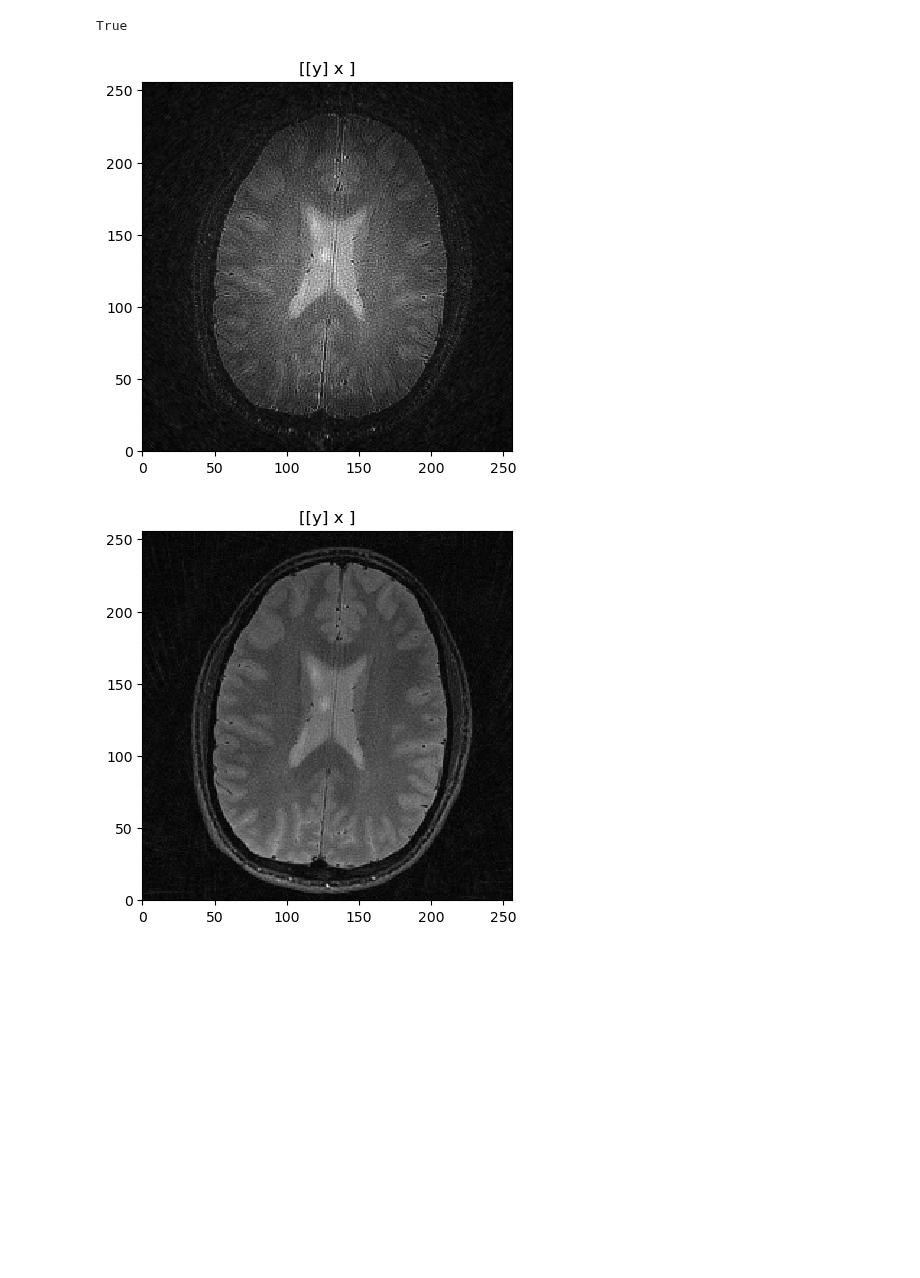
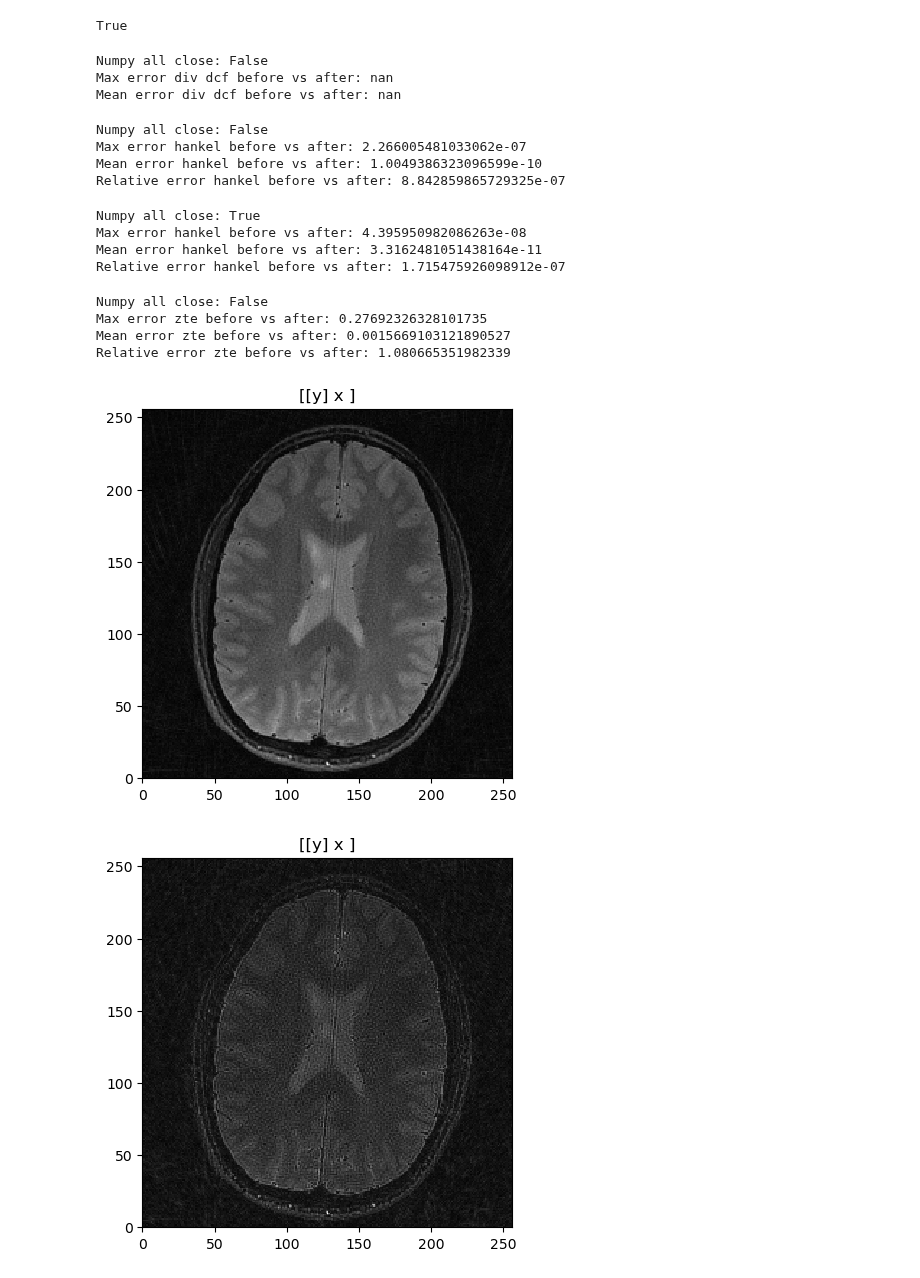
Before and after one commit to aymmulla/MSc-Project-ZTE, a Jupyter notebook: Zimu's Algorith/Function_Tests/SVD_testing.ipynb, the cells around one changed output. Saved outputs shown, nothing was run; the diff lists cells and outputs as text; code cells hidden in the pictures; blank space fills up the shorter version.

```diff
--- a/Zimu's Algorith/Function_Tests/SVD_testing.ipynb
+++ b/Zimu's Algorith/Function_Tests/SVD_testing.ipynb
@@ -27,8 +30,8 @@ import aymansigmri as asm
 
 zte_radial_kspace, zte_radial_coords = asm.generate_zte_data_OLD(ksp=ksp, coord=coord, n_missing=0, undersampling_factor=1)
 
-kspace_cart_coils = asm.gridding_operator(kspace_data=zte_radial_kspace, coord=zte_radial_coords)
+kspace_cart_coils = asm.nufft_gridding(kspace=zte_radial_kspace, coords=zte_radial_coords)
 
 data, n_coils, N_x, N_y = asm.hankel(kspace_cart_coils, w=5)
 data_posthankel = asm.hankel_H_averaged(data_matrix = data, n_coils = kspace_cart_coils.shape[0], Nx = kspace_cart_coils.shape[1], Ny = kspace_cart_coils.shape[2], w=5)
-data_posthankel = asm.hankel_H(data_matrix = data, n_coils = kspace_cart_coils.shape[0], Nx = kspace_cart_coils.shape[1], Ny = kspace_cart_coils.shape[2], w=5)
+#data_posthankel = asm.hankel_H(data_matrix = data, n_coils = kspace_cart_coils.shape[0], Nx = kspace_cart_coils.shape[1], Ny = kspace_cart_coils.shape[2], w=5)
@@ -113,6 +143,56 @@ zte_recon = asm.nufft_degridding(cartesian_kspace=kspace_recon, coords=zte_radia
+# %%
+print(f"Numpy all close: {np.allclose(zte_radial_kspace_dcf, zte_recon)}")
+
+error = np.abs(zte_radial_kspace_dcf - zte_recon)
+print(f"Max error div dcf before vs after: {error.max()}")
+print(f"Mean error div dcf before vs after: {error.mean()}")
+# %% [output]
+Numpy all close: False
+Max error div dcf before vs after: nan
+Mean error div dcf before vs after: nan
+# %%
+print(f"Numpy all close: {np.allclose(data, data_recon)}")
+
+error = np.abs(data - data_recon)
+print(f"Max error hankel before vs after: {error.max()}")
+print(f"Mean error hankel before vs after: {error.mean()}")
+print(f"Relative error hankel before vs after: {error.max() / np.abs(kspace_cart_coils).max()}")
+# %% [output]
+Numpy all close: False
+Max error hankel before vs after: 2.266005481033062e-07
+Mean error hankel before vs after: 1.0049386323096599e-10
+Relative error hankel before vs after: 8.842859865729325e-07
+# %%
+print(f"Numpy all close: {np.allclose(kspace_cart_coils, kspace_recon)}")
+
+error = np.abs(kspace_cart_coils - kspace_recon)
+print(f"Max error hankel before vs after: {error.max()}")
+print(f"Mean error hankel before vs after: {error.mean()}")
+print(f"Relative error hankel before vs after: {error.max() / np.abs(kspace_cart_coils).max()}")
+# %% [output]
+Numpy all close: True
+Max error hankel before vs after: 4.395950982086263e-08
+Mean error hankel before vs after: 3.3162481051438164e-11
+Relative error hankel before vs after: 1.715475926098912e-07
+# %%
+print(f"Numpy all close: {np.allclose(zte_recon, zte_radial_kspace)}")
+
+error = np.abs(zte_recon - zte_radial_kspace)
+print(f"Max error zte before vs after: {error.max()}")
+print(f"Mean error zte before vs after: {error.mean()}")
+print(f"Relative error zte before vs after: {error.max() / np.abs(kspace_cart_coils).max()}")
+# %% [output]
+Numpy all close: False
+Max error zte before vs after: 0.27692326328101735
+Mean error zte before vs after: 0.0015669103121890527
+Relative error zte before vs after: 1.080665351982339
 # %%
+cart_recon_img_grid = sp.ifft(kspace_recon)
+cart_recon_img_rss = np.sum(np.abs(cart_recon_img_grid)**2, axis=0)**0.5
+pl.ImagePlot(cart_recon_img_rss)
+
 asm.im_recon_zte(zte_recon, zte_radial_coords)
 asm.im_recon_zte(zte_radial_kspace, zte_radial_coords)
 # %% [output]
-[figure, old version]
+[figure, new version]
-[figure, old version]
+[figure, new version]
```
Also changed, not shown: parts of 9 cells of this notebook, 9 other files.
